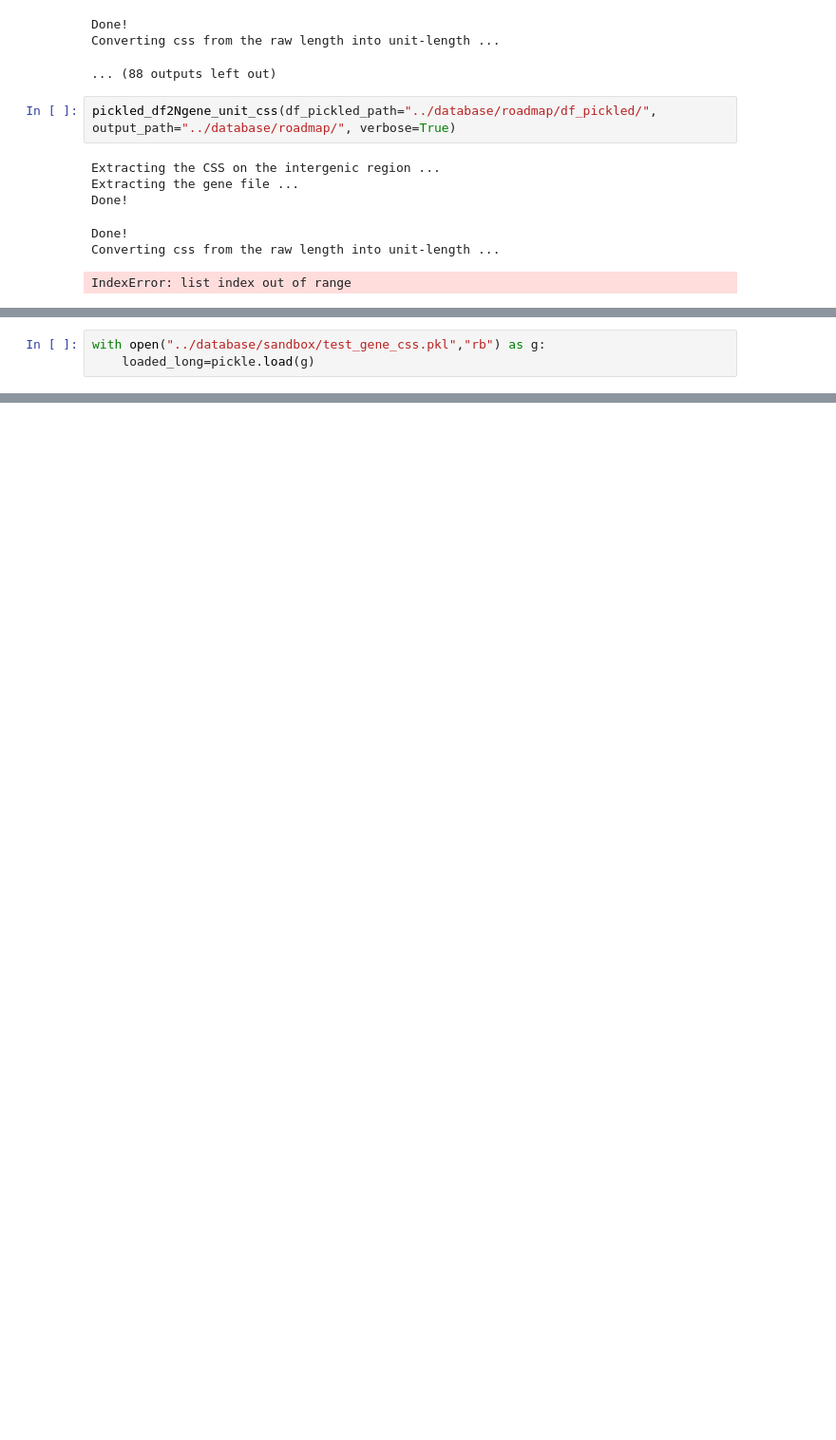
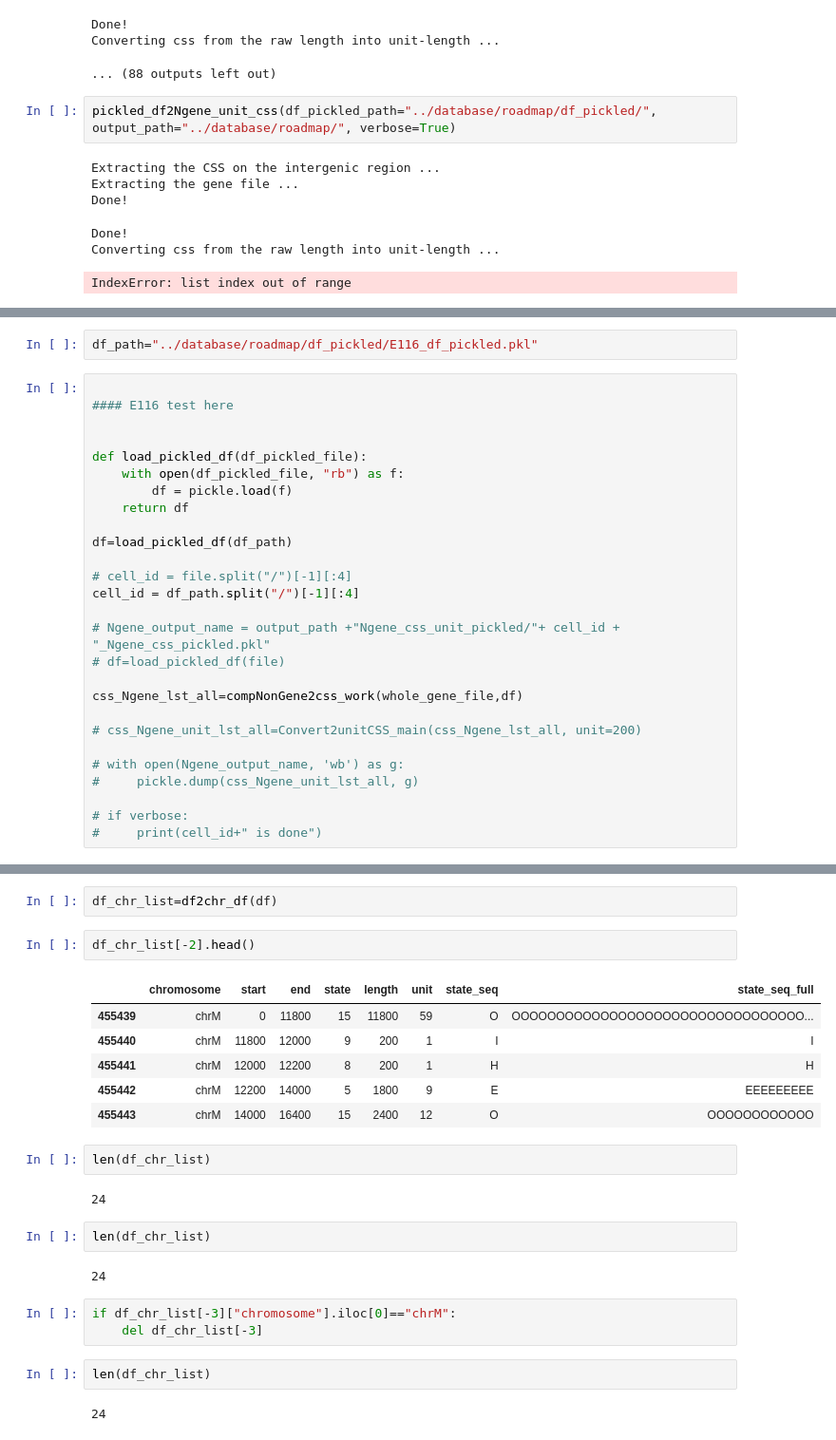
Before and after one commit to caocao0525/NSP, a Jupyter notebook: debugging.ipynb, the cells around one changed output, grey strips where cells are left out. Shown at 95% size. Drawn from its saved outputs; the diff is of its cells as text; blank space fills up the shorter version.

```diff
--- a/debugging.ipynb
+++ b/debugging.ipynb
@@ -785,3 +907,0 @@ len(loaded[0][0])
-# %%
-with open("../database/sandbox/test_gene_css.pkl","rb") as g:
-    loaded_long=pickle.load(g)
@@ -872,0 +908,29 @@ merged_list=
+# %%
+df_path="../database/roadmap/df_pickled/E116_df_pickled.pkl"
+# %%
+
+#### E116 test here
+
+
+def load_pickled_df(df_pickled_file):
+    with open(df_pickled_file, "rb") as f:
+        df = pickle.load(f)
+    return df
+
+df=load_pickled_df(df_path)
+
+# cell_id = file.split("/")[-1][:4]
+cell_id = df_path.split("/")[-1][:4]
+
+# Ngene_output_name = output_path +"Ngene_css_unit_pickled/"+ cell_id + "_Ngene_css_pickled.pkl"
+# df=load_pickled_df(file)
+
+css_Ngene_lst_all=compNonGene2css_work(whole_gene_file,df)
+
+# css_Ngene_unit_lst_all=Convert2unitCSS_main(css_Ngene_lst_all, unit=200)
+
+# with open(Ngene_output_name, 'wb') as g:
+#     pickle.dump(css_Ngene_unit_lst_all, g)
+
+# if verbose:
+#     print(cell_id+" is done")
@@ -872,0 +1219,26 @@ merged_list=
+# %%
+df_chr_list=df2chr_df(df)
+# %%
+df_chr_list[-2].head()
+# %% [output]
+|  | chromosome | start | end | state | length | unit | state_seq | state_seq_full |
+| 455439 | chrM | 0 | 11800 | 15 | 11800 | 59 | O | OOOOOOOOOOOOOOOOOOOOOOOOOOOOOOOOO... |
+| 455440 | chrM | 11800 | 12000 | 9 | 200 | 1 | I | I |
+| 455441 | chrM | 12000 | 12200 | 8 | 200 | 1 | H | H |
+| 455442 | chrM | 12200 | 14000 | 5 | 1800 | 9 | E | EEEEEEEEE |
+| 455443 | chrM | 14000 | 16400 | 15 | 2400 | 12 | O | OOOOOOOOOOOO |
+# %%
+len(df_chr_list)
+# %% [output]
+24
+# %%
+len(df_chr_list)
+# %% [output]
+24
+# %%
+if df_chr_list[-3]["chromosome"].iloc[0]=="chrM":
+    del df_chr_list[-3]
+# %%
+len(df_chr_list)
+# %% [output]
+24
```
Also changed, not shown: parts of 82 cells of this notebook, 3 other files.
